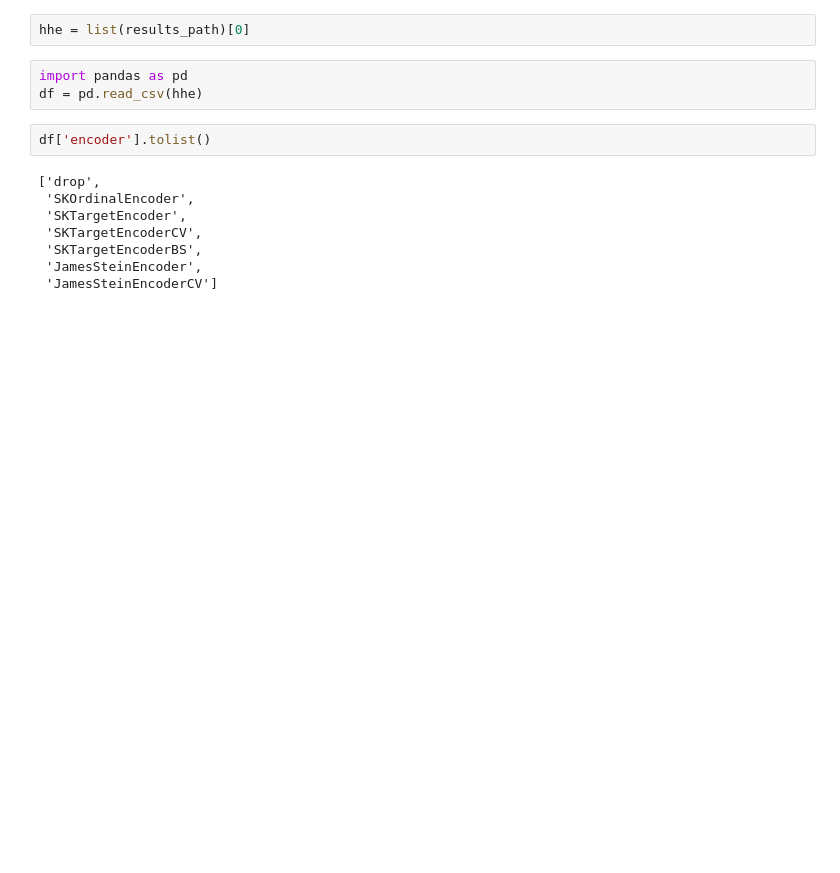
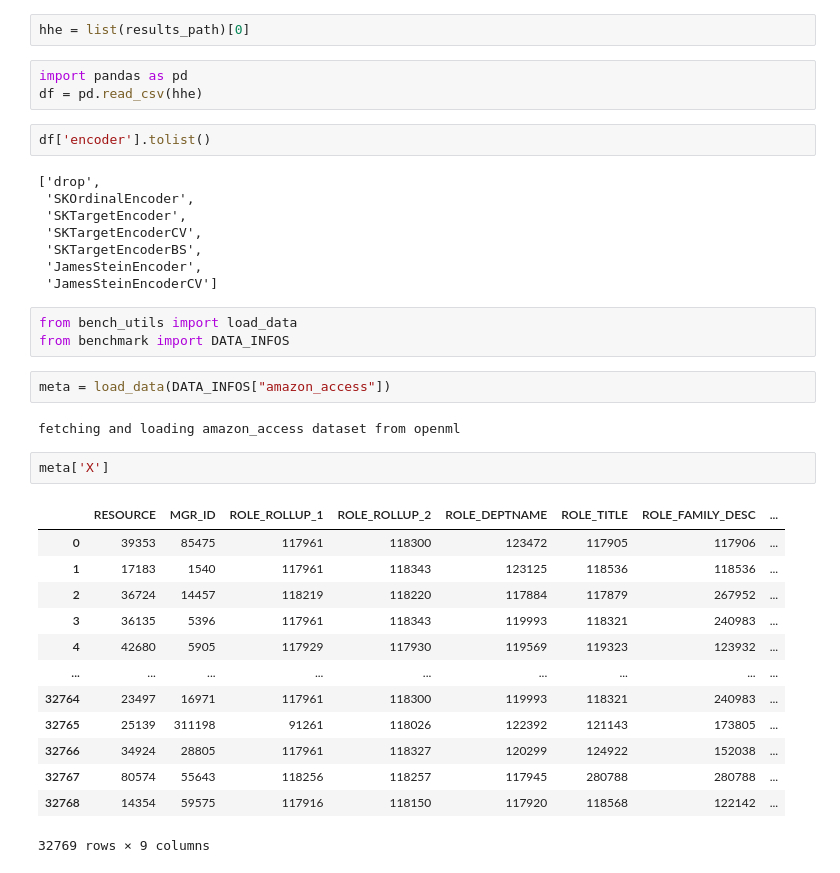
Before and after one commit to thomasjpfan/sk_encoder_cv, a Jupyter notebook: analysis.ipynb, the cells around one changed output. Cells and saved outputs as stored; diff of their text form; blank space fills up the shorter version.

```diff
--- a/analysis.ipynb
+++ b/analysis.ipynb
@@ -215,3 +215,26 @@ df['encoder'].tolist()
  'SKTargetEncoderBS',
  'JamesSteinEncoder',
  'JamesSteinEncoderCV']
+# %%
+from bench_utils import load_data
+from benchmark import DATA_INFOS
+# %%
+meta = load_data(DATA_INFOS["amazon_access"])
+# %% [output]
+fetching and loading amazon_access dataset from openml
+# %%
+meta['X']
+# %% [output]
+|  | RESOURCE | MGR_ID | ROLE_ROLLUP_1 | ROLE_ROLLUP_2 | ROLE_DEPTNAME | ROLE_TITLE | ROLE_FAMILY_DESC | ... |
+| 0 | 39353 | 85475 | 117961 | 118300 | 123472 | 117905 | 117906 | ... |
+| 1 | 17183 | 1540 | 117961 | 118343 | 123125 | 118536 | 118536 | ... |
+| 2 | 36724 | 14457 | 118219 | 118220 | 117884 | 117879 | 267952 | ... |
+| 3 | 36135 | 5396 | 117961 | 118343 | 119993 | 118321 | 240983 | ... |
+| 4 | 42680 | 5905 | 117929 | 117930 | 119569 | 119323 | 123932 | ... |
+| ... | ... | ... | ... | ... | ... | ... | ... | ... |
+| 32764 | 23497 | 16971 | 117961 | 118300 | 119993 | 118321 | 240983 | ... |
+| 32765 | 25139 | 311198 | 91261 | 118026 | 122392 | 121143 | 173805 | ... |
+| 32766 | 34924 | 28805 | 117961 | 118327 | 120299 | 124922 | 152038 | ... |
+| 32767 | 80574 | 55643 | 118256 | 118257 | 117945 | 280788 | 280788 | ... |
+| 32768 | 14354 | 59575 | 117916 | 118150 | 117920 | 118568 | 122142 | ... |
+32769 rows × 9 columns
```
Also changed, not shown: 10 other files.
